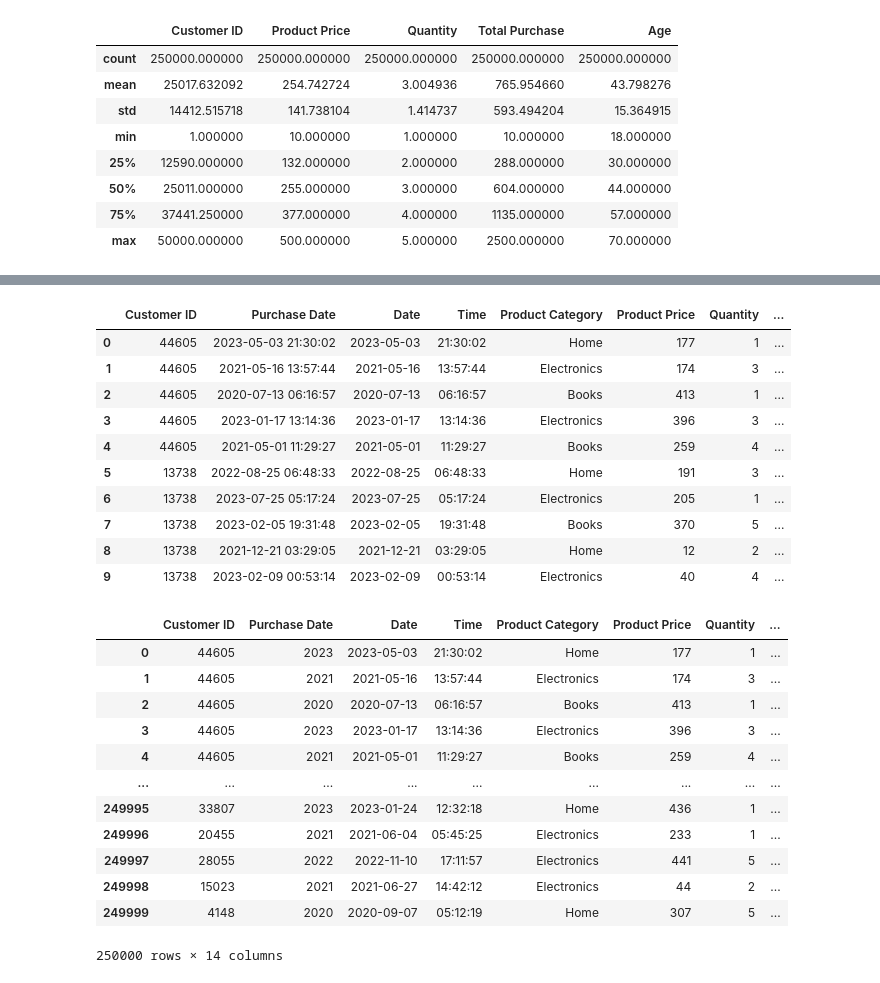
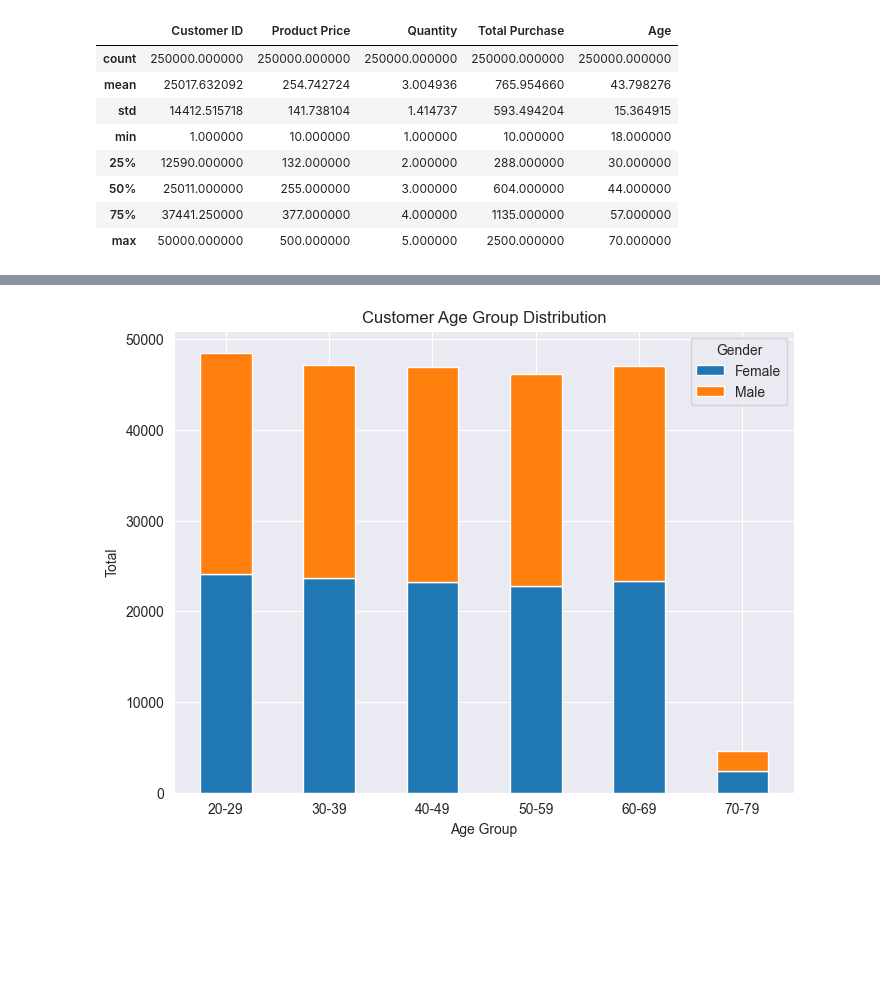
Before and after one commit to pphatt/bi-data-preprocessing, a Jupyter notebook: DataPreprossing.ipynb, the cells around one changed output, grey strips where cells are left out. Drawn from its saved outputs; the diff is of its cells as text; code cells hidden in the pictures; blank space fills up the shorter version.

Commit message:
feat: add some chart

```diff
--- a/DataPreprossing.ipynb
+++ b/DataPreprossing.ipynb
@@ -314,15 +307,0 @@ plt.show()
-# %%
-df_cloned = df.copy(deep=True)
-df_cloned.head(10)
-# %% [output]
-|  | Customer ID | Purchase Date | Date | Time | Product Category | Product Price | Quantity | ... |
-| 0 | 44605 | 2023-05-03 21:30:02 | 2023-05-03 | 21:30:02 | Home | 177 | 1 | ... |
-| 1 | 44605 | 2021-05-16 13:57:44 | 2021-05-16 | 13:57:44 | Electronics | 174 | 3 | ... |
-| 2 | 44605 | 2020-07-13 06:16:57 | 2020-07-13 | 06:16:57 | Books | 413 | 1 | ... |
-| 3 | 44605 | 2023-01-17 13:14:36 | 2023-01-17 | 13:14:36 | Electronics | 396 | 3 | ... |
-| 4 | 44605 | 2021-05-01 11:29:27 | 2021-05-01 | 11:29:27 | Books | 259 | 4 | ... |
-| 5 | 13738 | 2022-08-25 06:48:33 | 2022-08-25 | 06:48:33 | Home | 191 | 3 | ... |
-| 6 | 13738 | 2023-07-25 05:17:24 | 2023-07-25 | 05:17:24 | Electronics | 205 | 1 | ... |
-| 7 | 13738 | 2023-02-05 19:31:48 | 2023-02-05 | 19:31:48 | Books | 370 | 5 | ... |
-| 8 | 13738 | 2021-12-21 03:29:05 | 2021-12-21 | 03:29:05 | Home | 12 | 2 | ... |
-| 9 | 13738 | 2023-02-09 00:53:14 | 2023-02-09 | 00:53:14 | Electronics | 40 | 4 | ... |
@@ -333,16 +308,15 @@ df_cloned["Purchase Date"] = df_cloned["Purchase Date"].dt.year
-# %%
-df_cloned
-# %% [output]
-|  | Customer ID | Purchase Date | Date | Time | Product Category | Product Price | Quantity | ... |
-| 0 | 44605 | 2023 | 2023-05-03 | 21:30:02 | Home | 177 | 1 | ... |
-| 1 | 44605 | 2021 | 2021-05-16 | 13:57:44 | Electronics | 174 | 3 | ... |
-| 2 | 44605 | 2020 | 2020-07-13 | 06:16:57 | Books | 413 | 1 | ... |
-| 3 | 44605 | 2023 | 2023-01-17 | 13:14:36 | Electronics | 396 | 3 | ... |
-| 4 | 44605 | 2021 | 2021-05-01 | 11:29:27 | Books | 259 | 4 | ... |
-| ... | ... | ... | ... | ... | ... | ... | ... | ... |
-| 249995 | 33807 | 2023 | 2023-01-24 | 12:32:18 | Home | 436 | 1 | ... |
-| 249996 | 20455 | 2021 | 2021-06-04 | 05:45:25 | Electronics | 233 | 1 | ... |
-| 249997 | 28055 | 2022 | 2022-11-10 | 17:11:57 | Electronics | 441 | 5 | ... |
-| 249998 | 15023 | 2021 | 2021-06-27 | 14:42:12 | Electronics | 44 | 2 | ... |
-| 249999 | 4148 | 2020 | 2020-09-07 | 05:12:19 | Home | 307 | 5 | ... |
-250000 rows × 14 columns
+# %%
+# Create age groups
+bins = [20, 30, 40, 50, 60, 70, 80]
+labels = ['20-29', '30-39', '40-49', '50-59', '60-69', '70-79']
+df['AgeGroup'] = pd.cut(df['Age'], bins=bins, labels=labels, right=False)
+
+df_grouped = df.groupby(['AgeGroup', 'Gender']).size().unstack()
+df_grouped.plot(kind='bar', stacked=True, figsize=(8, 6))
+plt.title('Customer Age Group Distribution')
+plt.xlabel('Age Group')
+plt.ylabel('Total')
+plt.xticks(rotation=0)
+plt.show()
+# %% [output]
+[figure, added]
```
Also changed, not shown: parts of 8 cells of this notebook, 2 other files.
